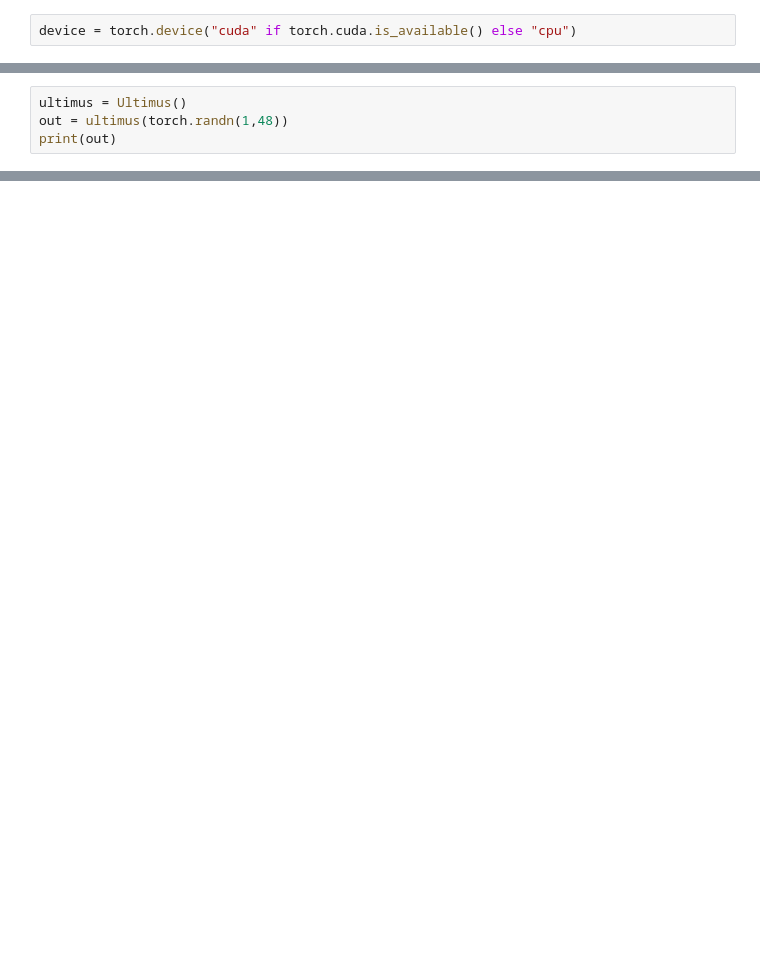
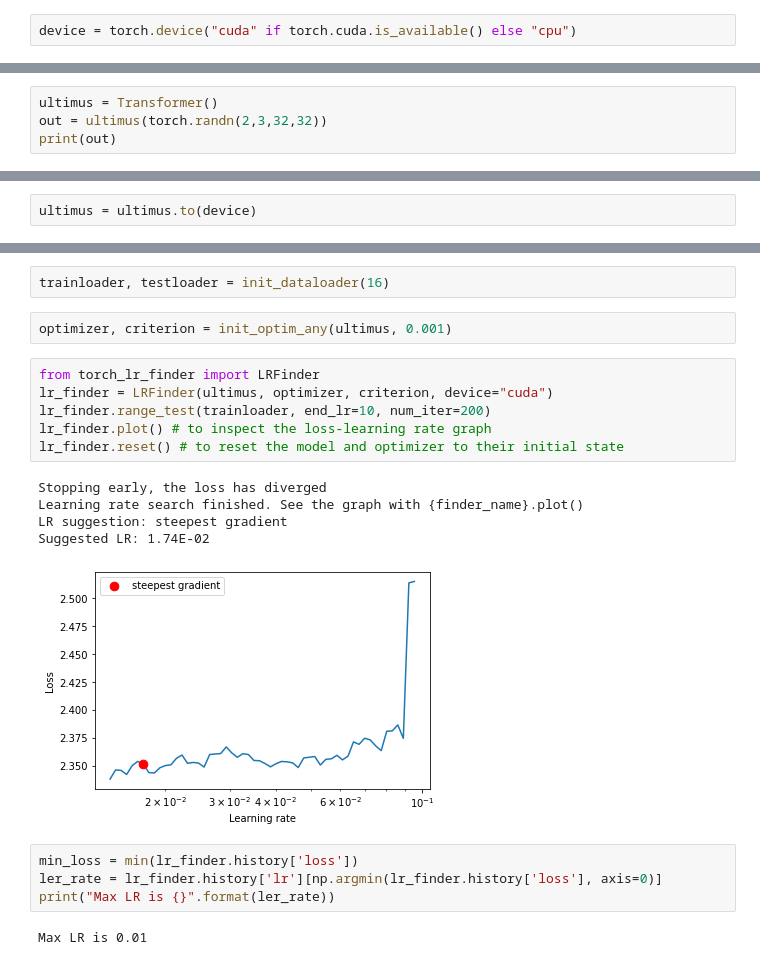
Before and after one commit to gremlin97/EVA-8, a Jupyter notebook: s9/s9.ipynb, the cells around one changed output, grey strips where cells are left out. Saved outputs shown, nothing was run; the diff lists cells and outputs as text; blank space fills up the shorter version.

```diff
--- a/s9/s9.ipynb
+++ b/s9/s9.ipynb
@@ -83,5 +104,5 @@ class Ultimus(nn.Module):
 # %%
-ultimus = Ultimus()
-out = ultimus(torch.randn(1,48))
+ultimus = Transformer()
+out = ultimus(torch.randn(2,3,32,32))
 print(out)
 # %% [output]
@@ -180,0 +113,2 @@ Accuracy of the network on the 10000 test images: 13 %
+# %%
+ultimus = ultimus.to(device)
@@ -180,0 +136,22 @@ Accuracy of the network on the 10000 test images: 13 %
+# %%
+trainloader, testloader = init_dataloader(16)
+# %%
+optimizer, criterion = init_optim_any(ultimus, 0.001)
+# %%
+from torch_lr_finder import LRFinder
+lr_finder = LRFinder(ultimus, optimizer, criterion, device="cuda")
+lr_finder.range_test(trainloader, end_lr=10, num_iter=200)
+lr_finder.plot() # to inspect the loss-learning rate graph
+lr_finder.reset() # to reset the model and optimizer to their initial state
+# %% [output]
+Stopping early, the loss has diverged
+Learning rate search finished. See the graph with {finder_name}.plot()
+LR suggestion: steepest gradient
+Suggested LR: 1.74E-02
+[figure, added]
+# %%
+min_loss = min(lr_finder.history['loss'])
+ler_rate = lr_finder.history['lr'][np.argmin(lr_finder.history['loss'], axis=0)]
+print("Max LR is {}".format(ler_rate))
+# %% [output]
+Max LR is 0.01
```
Also changed, not shown: parts of 17 cells of this notebook.
